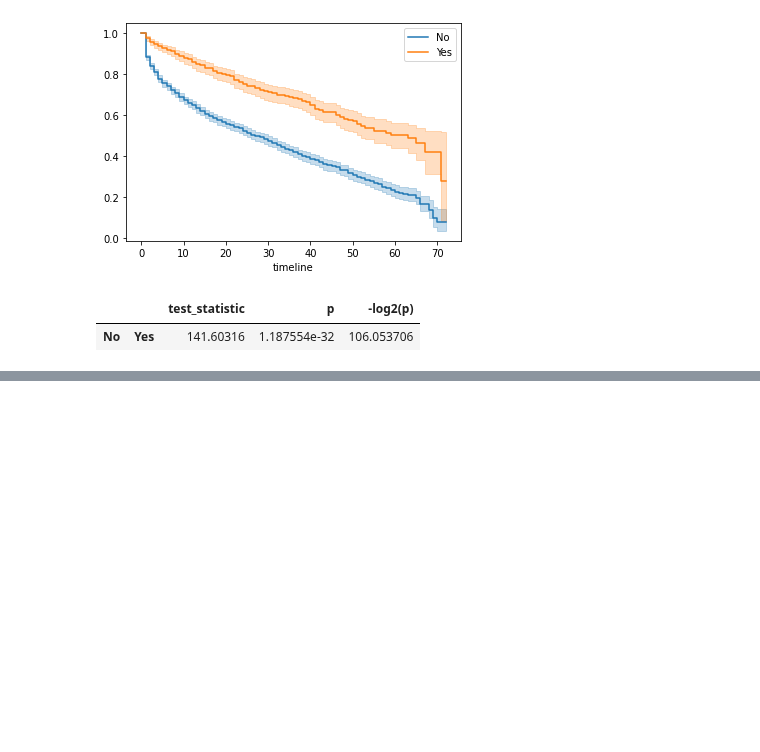
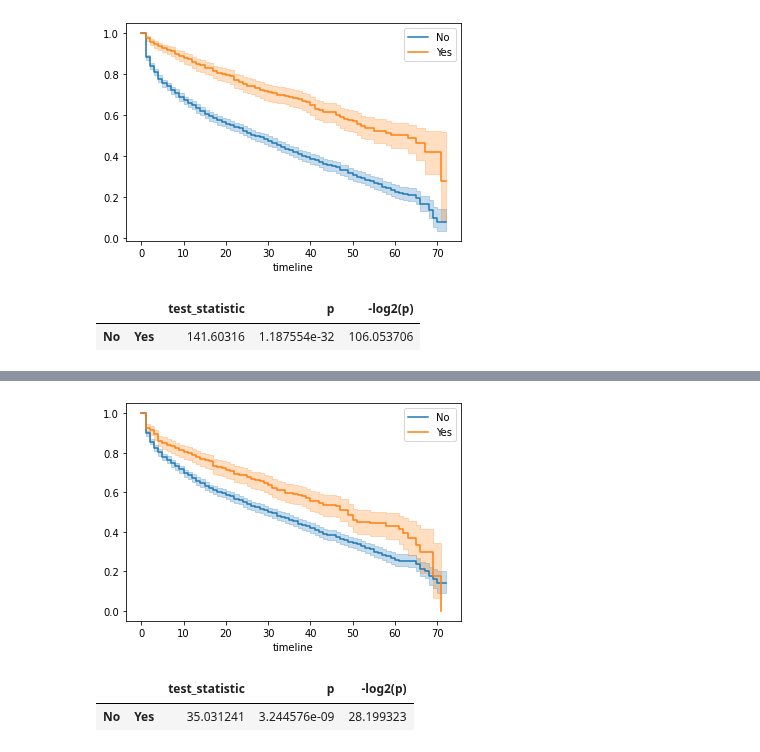
Before and after one commit to suvigyajain0101/CaseStudies, a Jupyter notebook: SurvivalAnalysis/02_KaplanMeier.ipynb, the cells around one changed output, grey strips where cells are left out. Cells and saved outputs as stored; diff of their text form; code cells hidden in the pictures; blank space fills up the shorter version.

```diff
--- a/SurvivalAnalysis/02_KaplanMeier.ipynb
+++ b/SurvivalAnalysis/02_KaplanMeier.ipynb
@@ -137,0 +156,9 @@ print_logrank('OnlineSecurity')
+# %%
+plot_km('Dependents')
+# %% [output]
+[figure, added]
+# %%
+print_logrank('Dependents')
+# %% [output]
+|  |  | test_statistic | p | -log2(p) |
+| No | Yes | 35.031241 | 3.244576e-09 | 28.199323 |
```
Also changed, not shown: parts of 26 cells of this notebook.
